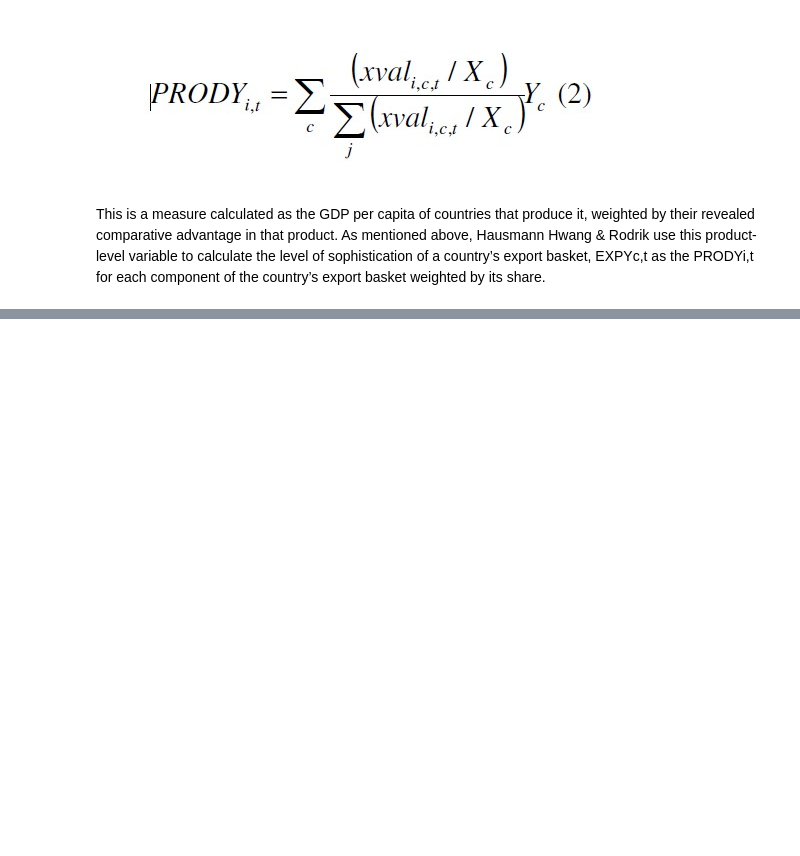
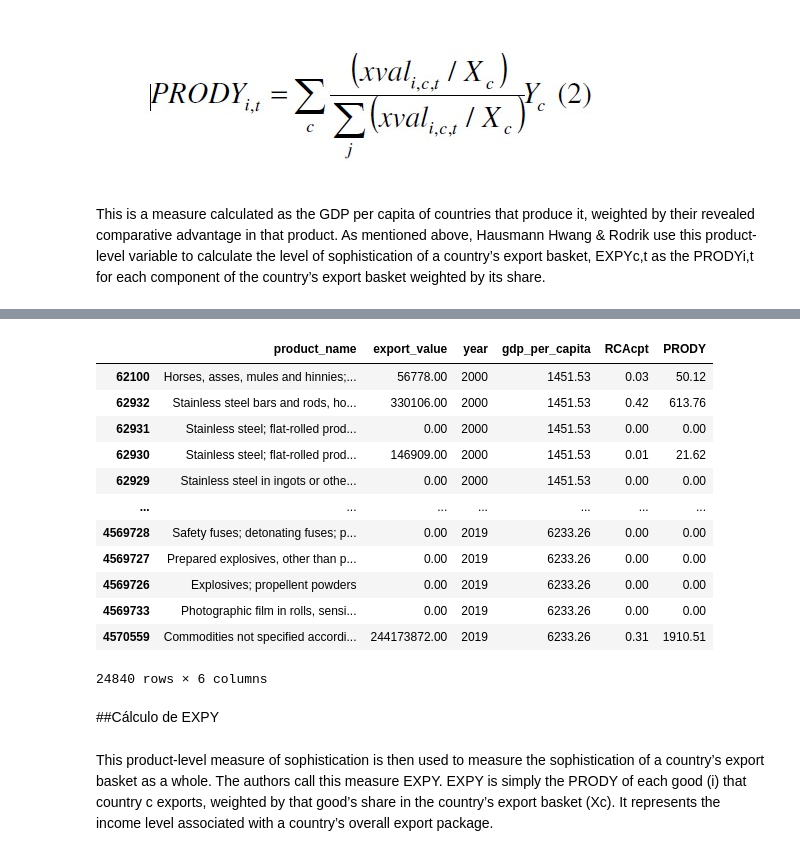
Before and after one commit to descandon88/Ecuador-Growth-data-set, a Jupyter notebook: funciones/prody.ipynb, the cells around one changed output, grey strips where cells are left out. Drawn from its saved outputs; the diff is of its cells as text; code cells hidden in the pictures; blank space fills up the shorter version.

```diff
--- a/funciones/prody.ipynb
+++ b/funciones/prody.ipynb
@@ -378,0 +527,24 @@ the PRODYi,t for each component of the country’s export basket weighted by its
+# %%
+df_prody[ (df_prody['country_name']=='Ecuador')].sort_values(by=['year'],ascending=True)[['product_name','export_value','year','gdp_per_capita','RCAcpt','PRODY']].copy()
+# %% [output]
+|  | product_name | export_value | year | gdp_per_capita | RCAcpt | PRODY |
+| 62100 | Horses, asses, mules and hinnies;... | 56778.00 | 2000 | 1451.53 | 0.03 | 50.12 |
+| 62932 | Stainless steel bars and rods, ho... | 330106.00 | 2000 | 1451.53 | 0.42 | 613.76 |
+| 62931 | Stainless steel; flat-rolled prod... | 0.00 | 2000 | 1451.53 | 0.00 | 0.00 |
+| 62930 | Stainless steel; flat-rolled prod... | 146909.00 | 2000 | 1451.53 | 0.01 | 21.62 |
+| 62929 | Stainless steel in ingots or othe... | 0.00 | 2000 | 1451.53 | 0.00 | 0.00 |
+| ... | ... | ... | ... | ... | ... | ... |
+| 4569728 | Safety fuses; detonating fuses; p... | 0.00 | 2019 | 6233.26 | 0.00 | 0.00 |
+| 4569727 | Prepared explosives, other than p... | 0.00 | 2019 | 6233.26 | 0.00 | 0.00 |
+| 4569726 | Explosives; propellent powders | 0.00 | 2019 | 6233.26 | 0.00 | 0.00 |
+| 4569733 | Photographic film in rolls, sensi... | 0.00 | 2019 | 6233.26 | 0.00 | 0.00 |
+| 4570559 | Commodities not specified accordi... | 244173872.00 | 2019 | 6233.26 | 0.31 | 1910.51 |
+24840 rows × 6 columns
+# %% [markdown]
+##Cálculo de EXPY
+# %% [markdown]
+This product-level measure of sophistication is then used to measure the sophistication of
+a country’s export basket as a whole. The authors call this measure EXPY. EXPY is simply the
+PRODY of each good (i) that country c exports, weighted by that good’s share in the country’s
+export basket (Xc). It represents the income level associated with a country’s overall export
+package.
```
Also changed, not shown: parts of 17 cells of this notebook.
